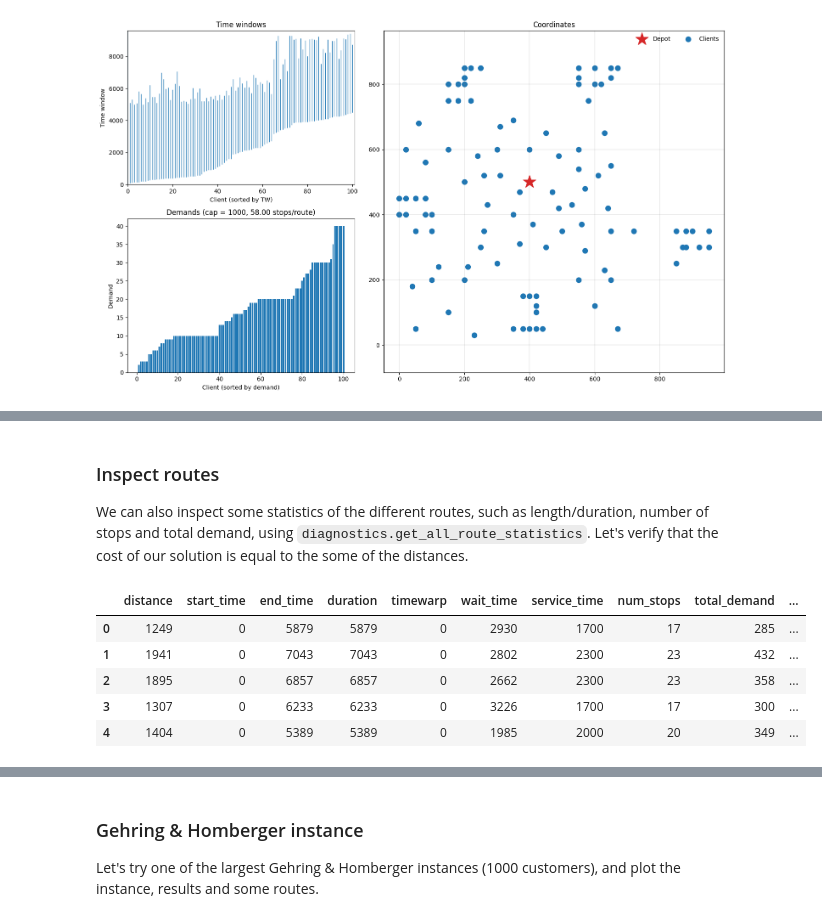
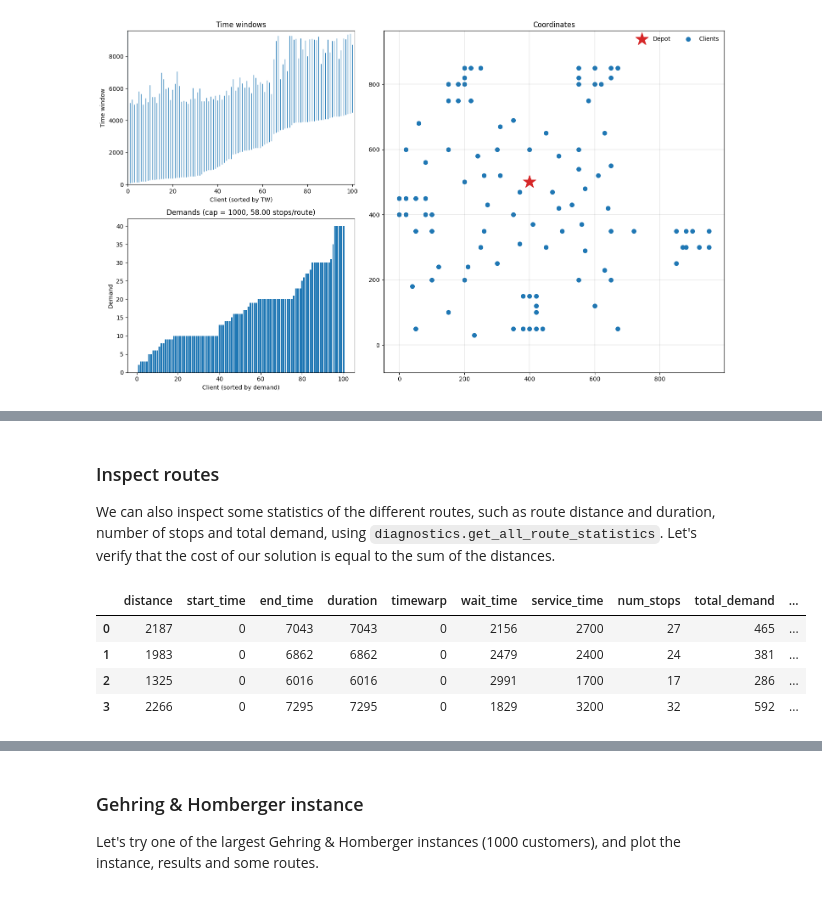
Before and after one commit to PyVRP/PyVRP, a Jupyter notebook: examples/vrptw.ipynb, the cells around one changed output, grey strips where cells are left out. Cells and saved outputs as stored; diff of their text form; code cells hidden in the pictures.

```diff
--- a/examples/vrptw.ipynb
+++ b/examples/vrptw.ipynb
@@ -80,27 +74,20 @@ def solve(
 ):
     rng = XorShift128(seed=seed)
     pen_manager = PenaltyManager(data.vehicle_capacity)
-    pop = Population(data, pen_manager, rng, broken_pairs_distance)
+    pop = Population(data, pen_manager, rng, bpd)
     ls = LocalSearch(data, pen_manager, rng, compute_neighbours(data))
 
-    node_ops = [node_op(data, pen_manager) for node_op in NODE_OPERATORS]
+    for op in NODE_OPERATORS:
+        ls.add_node_operator(op(data, pen_manager))
 
-    for op in node_ops:
-        ls.add_node_operator(op)
+    for op in ROUTE_OPERATORS:
+        ls.add_route_operator(op(data, pen_manager))
 
-    route_ops = [route_op(data, pen_manager) for route_op in ROUTE_OPERATORS]
-
-    for op in route_ops:
-        ls.add_route_operator(op)
-
-    crossover_op = selective_route_exchange
     ga_params = GeneticAlgorithmParams(collect_statistics=True)
-    algo = GeneticAlgorithm(
-        data, pen_manager, rng, pop, ls, crossover_op, ga_params
-    )
+    algo = GeneticAlgorithm(data, pen_manager, rng, pop, ls, srex, ga_params)
 
     if max_runtime is not None:
-        stop: StoppingCriterion = MaxRuntime(max_runtime)
+        stop = MaxRuntime(max_runtime)
     else:
         assert max_iterations is not None
         stop = MaxIterations(max_iterations)
@@ -120,0 +100,13 @@ Total cost of solution: 779.6, BKS = 776.1
+# %%
+def report_gap(result, bks, scale_factor=10):
+    objective = result.best.cost() / scale_factor
+    bks_cost = bks["cost"]
+    pct_diff = 100 * (objective - bks_cost) / bks_cost
+
+    print(f"Found a solution with cost: {objective}.")
+    print(f"This is {pct_diff:.1f}% worse than the best known", end=" ")
+    print(f"solution, which is {bks_cost}.")
+
+
+result = solve(instance, seed=42, max_runtime=5)
+report_gap(result, instance_bks)
@@ -130,19 +131,19 @@ fig.tight_layout()
 # %% [markdown]
 ### Inspect routes
-We can also inspect some statistics of the different routes, such as length/duration, number of stops and total demand, using `diagnostics.get_all_route_statistics`. Let's verify that the cost of our solution is equal to the some of the distances.
+We can also inspect some statistics of the different routes, such as route distance and duration, number of stops and total demand, using `diagnostics.get_all_route_statistics`. Let's verify that the cost of our solution is equal to the sum of the distances.
 # %%
+solution = result.best
 route_stats = diagnostics.get_all_route_statistics(solution, instance)
+route_stats_df = pd.DataFrame(route_stats)
+
 # Verify that cost is equal to total distance
-assert sum([s.distance for s in route_stats]) == solution.cost()
+assert route_stats_df["distance"].sum() == solution.cost()
 
-route_stats_df = pd.DataFrame(route_stats)
-assert route_stats_df["distance"].sum() == solution.cost()
 display(route_stats_df.head())
 # %% [output]
 |  | distance | start_time | end_time | duration | timewarp | wait_time | service_time | num_stops | total_demand | ... |
-| 0 | 1249 | 0 | 5879 | 5879 | 0 | 2930 | 1700 | 17 | 285 | ... |
-| 1 | 1941 | 0 | 7043 | 7043 | 0 | 2802 | 2300 | 23 | 432 | ... |
-| 2 | 1895 | 0 | 6857 | 6857 | 0 | 2662 | 2300 | 23 | 358 | ... |
-| 3 | 1307 | 0 | 6233 | 6233 | 0 | 3226 | 1700 | 17 | 300 | ... |
-| 4 | 1404 | 0 | 5389 | 5389 | 0 | 1985 | 2000 | 20 | 349 | ... |
+| 0 | 2187 | 0 | 7043 | 7043 | 0 | 2156 | 2700 | 27 | 465 | ... |
+| 1 | 1983 | 0 | 6862 | 6862 | 0 | 2479 | 2400 | 24 | 381 | ... |
+| 2 | 1325 | 0 | 6016 | 6016 | 0 | 2991 | 1700 | 17 | 286 | ... |
+| 3 | 2266 | 0 | 7295 | 7295 | 0 | 1829 | 3200 | 32 | 592 | ... |
 # %% [markdown]
```
Also changed, not shown: parts of 26 cells of this notebook, 27 other files.
